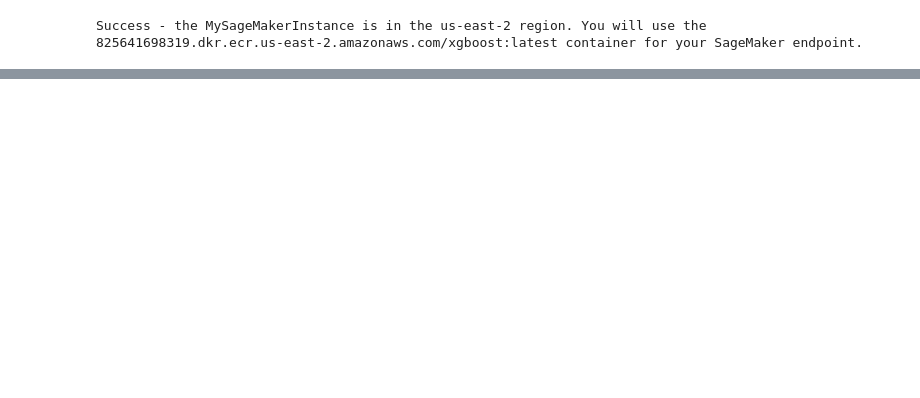
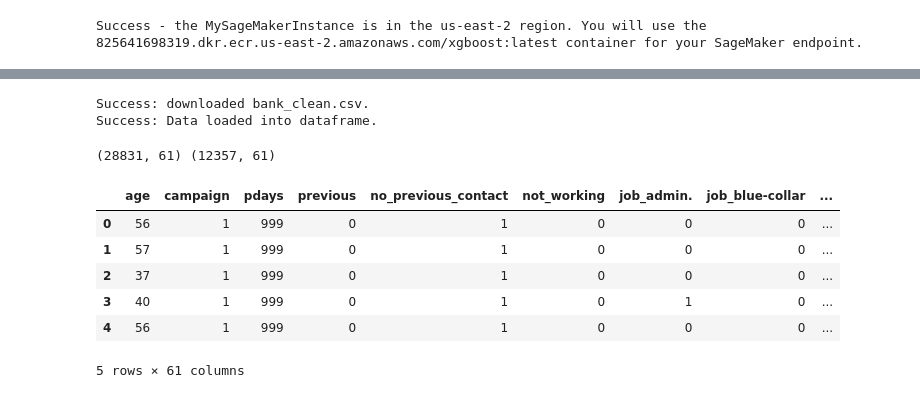
Before and after one commit to gargdce/AWSML, a Jupyter notebook: ankur_training_ml.ipynb, the cells around one changed output, grey strips where cells are left out. Saved outputs shown, nothing was run; the diff lists cells and outputs as text; code cells hidden in the pictures; blank space fills up the shorter version.

Commit message:
full training code

```diff
--- a/ankur_training_ml.ipynb
+++ b/ankur_training_ml.ipynb
@@ -27,0 +27,30 @@ fatal: Couldn't find remote ref master
+# %%
+try:
+  urllib.request.urlretrieve ("https://d1.awsstatic.com/tmt/build-train-deploy-machine-learning-model-sagemaker/bank_clean.27f01fbbdf43271788427f3682996ae29ceca05d.csv", "bank_clean.csv")
+  print('Success: downloaded bank_clean.csv.')
+except Exception as e:
+  print('Data load error: ',e)
+
+try:
+  model_data = pd.read_csv('./bank_clean.csv',index_col=0)
+  print('Success: Data loaded into dataframe.')
+except Exception as e:
+    print('Data load error: ',e)
+# %% [output]
+Success: downloaded bank_clean.csv.
+Success: Data loaded into dataframe.
+# %%
+train_data, test_data = np.split(model_data.sample(frac=1, random_state=1729), [int(0.7 * len(model_data))])
+print(train_data.shape, test_data.shape)
+# %% [output]
+(28831, 61) (12357, 61)
+# %%
+model_data.head()
+# %% [output]
+|  | age | campaign | pdays | previous | no_previous_contact | not_working | job_admin. | job_blue-collar | ... |
+| 0 | 56 | 1 | 999 | 0 | 1 | 0 | 0 | 0 | ... |
+| 1 | 57 | 1 | 999 | 0 | 1 | 0 | 0 | 0 | ... |
+| 2 | 37 | 1 | 999 | 0 | 1 | 0 | 0 | 0 | ... |
+| 3 | 40 | 1 | 999 | 0 | 1 | 0 | 1 | 0 | ... |
+| 4 | 56 | 1 | 999 | 0 | 1 | 0 | 0 | 0 | ... |
+5 rows × 61 columns
```
Also changed, not shown: parts of 9 cells of this notebook, 2 other files.
